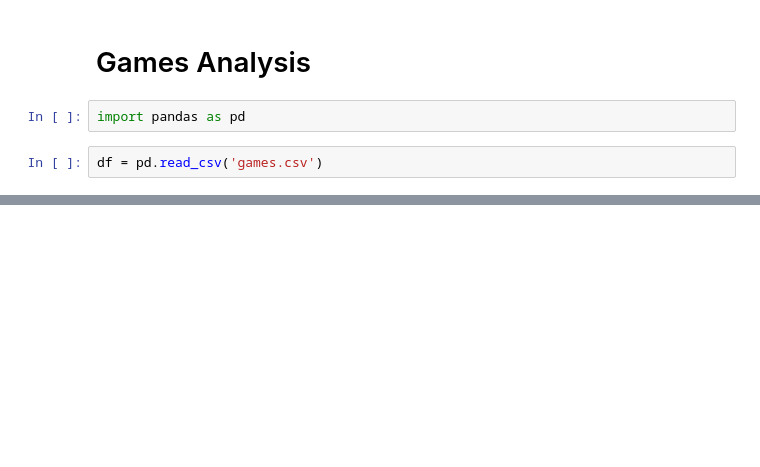
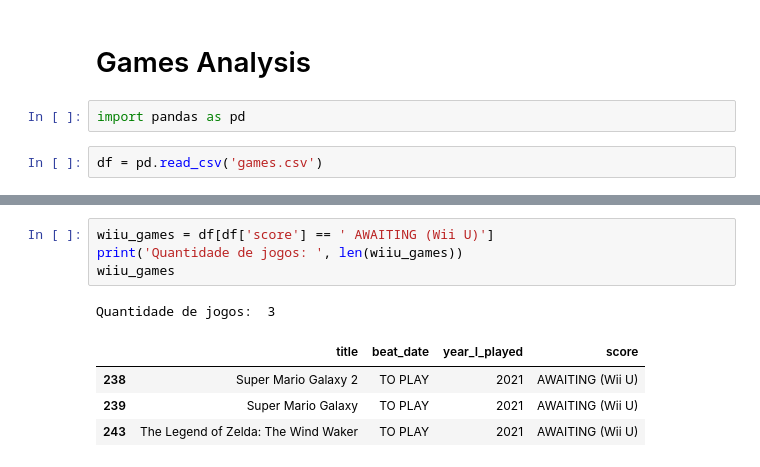
Before and after one commit to andredarcie/my-life-data, a Jupyter notebook: games_analysis.ipynb, the cells around one changed output, grey strips where cells are left out. Cells and saved outputs as stored; diff of their text form; blank space fills up the shorter version.

```diff
--- a/games_analysis.ipynb
+++ b/games_analysis.ipynb
@@ -57,0 +71,10 @@ df.groupby('year_I_played')['title'].count().plot(kind='bar')
+# %%
+wiiu_games = df[df['score'] == ' AWAITING (Wii U)']
+print('Quantidade de jogos: ', len(wiiu_games))
+wiiu_games
+# %% [output]
+Quantidade de jogos:  3
+|  | title | beat_date | year_I_played | score |
+| 238 | Super Mario Galaxy 2 | TO PLAY | 2021 | AWAITING (Wii U) |
+| 239 | Super Mario Galaxy | TO PLAY | 2021 | AWAITING (Wii U) |
+| 243 | The Legend of Zelda: The Wind Waker | TO PLAY | 2021 | AWAITING (Wii U) |
```
Also changed, not shown: parts of 6 cells of this notebook.
